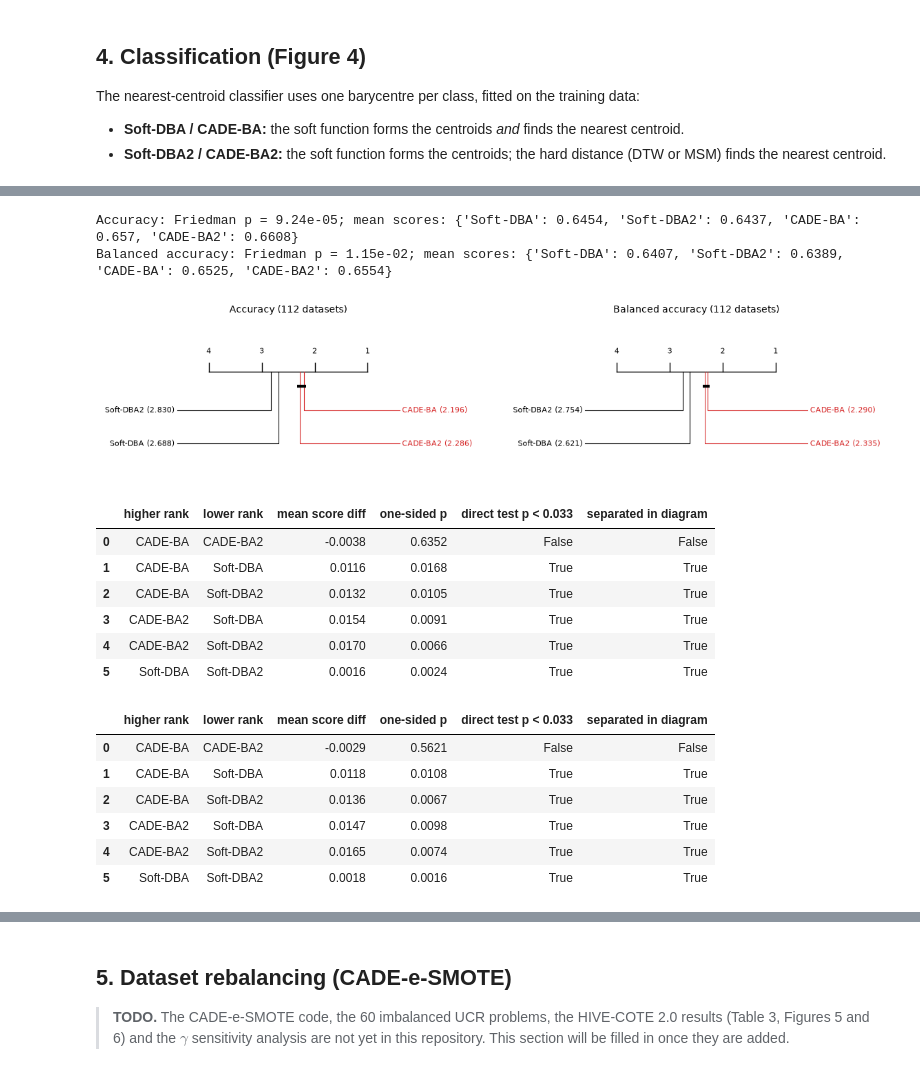
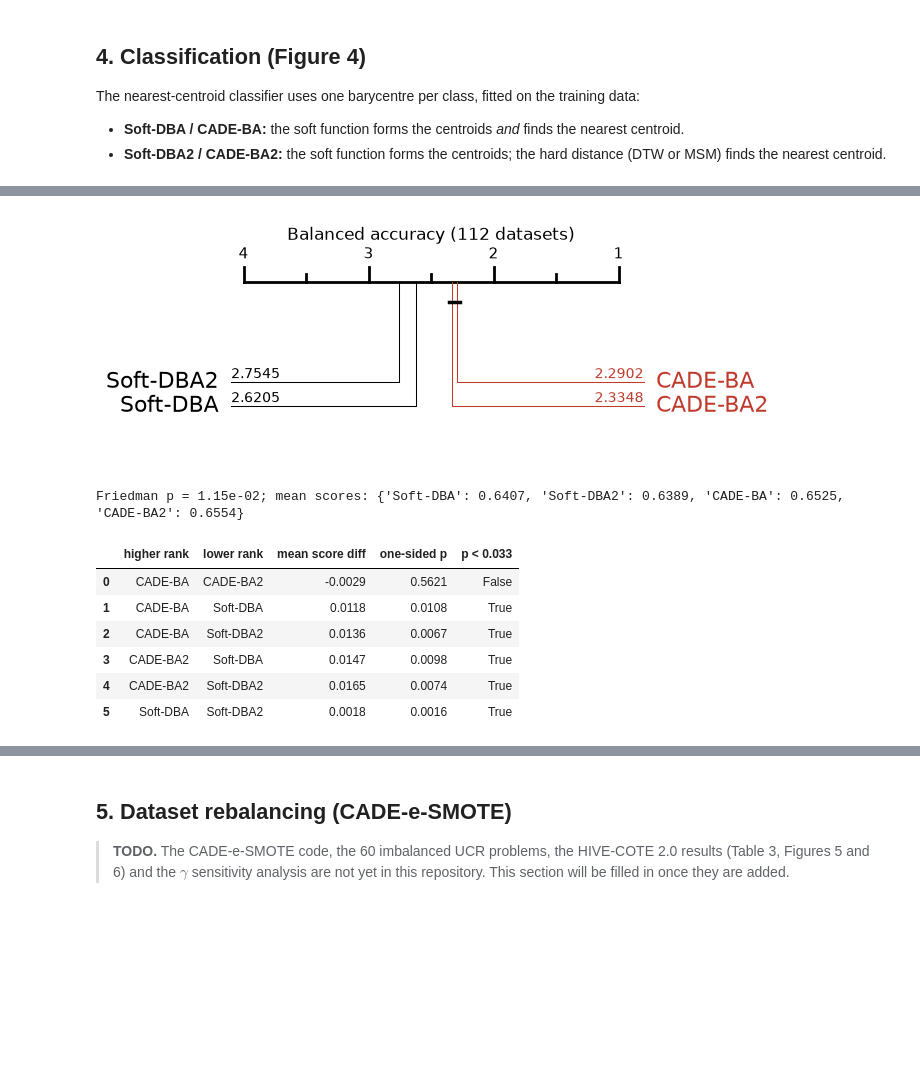
Before and after one commit to TonyBagnall/CADE, a Jupyter notebook: notebooks/reproduce_paper.ipynb, the cells around one changed output, grey strips where cells are left out. Drawn from its saved outputs; the diff is of its cells as text; code cells hidden in the pictures; blank space fills up the shorter version.

```diff
--- a/notebooks/reproduce_paper.ipynb
+++ b/notebooks/reproduce_paper.ipynb
@@ -29,7 +27,7 @@ from pathlib import Path
 import matplotlib.pyplot as plt
 import numpy as np
 import pandas as pd
-from scipy.stats import friedmanchisquare, rankdata, wilcoxon
+from scipy.stats import rankdata
 
 # Run from the repository root so relative result paths resolve.
 ROOT = Path.cwd()
@@ -40,8 +38,6 @@ RESULTS = ROOT / "results"
 
 GAMMAS = ["1.0", "0.1", "0.01", "0.001"]
 LABELS = {  # result-file names -> names used in the paper
-    "soft-MBA": "CADE-BA",
-    "soft-MBA2": "CADE-BA2",
     "soft-DBA": "Soft-DBA",
     "soft-DBA2": "Soft-DBA2",
 }
@@ -405,27 +361,12 @@ training data:
 # %%
-classification = compare(
-    "classification",
-    {"accuracy_mean.csv": "Accuracy", "balacc_mean.csv": "Balanced accuracy"},
-)
-classification["Accuracy"]
+critical_difference(load_scores("classification", "balacc_mean.csv"), "Balanced accuracy")
 # %% [output]
+[figure, new version]
-Accuracy: Friedman p = 9.24e-05; mean scores: {'Soft-DBA': 0.6454, 'Soft-DBA2': 0.6437, 'CADE-BA': 0.657, 'CADE-BA2': 0.6608}
-Balanced accuracy: Friedman p = 1.15e-02; mean scores: {'Soft-DBA': 0.6407, 'Soft-DBA2': 0.6389, 'CADE-BA': 0.6525, 'CADE-BA2': 0.6554}
+Friedman p = 1.15e-02; mean scores: {'Soft-DBA': 0.6407, 'Soft-DBA2': 0.6389, 'CADE-BA': 0.6525, 'CADE-BA2': 0.6554}
-[figure, old version]
-|  | higher rank | lower rank | mean score diff | one-sided p | direct test p < 0.033 | separated in diagram |
-| 0 | CADE-BA | CADE-BA2 | -0.0038 | 0.6352 | False | False |
-| 1 | CADE-BA | Soft-DBA | 0.0116 | 0.0168 | True | True |
-| 2 | CADE-BA | Soft-DBA2 | 0.0132 | 0.0105 | True | True |
-| 3 | CADE-BA2 | Soft-DBA | 0.0154 | 0.0091 | True | True |
-| 4 | CADE-BA2 | Soft-DBA2 | 0.0170 | 0.0066 | True | True |
-| 5 | Soft-DBA | Soft-DBA2 | 0.0016 | 0.0024 | True | True |
+|  | higher rank | lower rank | mean score diff | one-sided p | p < 0.033 |
+| 0 | CADE-BA | CADE-BA2 | -0.0029 | 0.5621 | False |
+| 1 | CADE-BA | Soft-DBA | 0.0118 | 0.0108 | True |
+| 2 | CADE-BA | Soft-DBA2 | 0.0136 | 0.0067 | True |
+| 3 | CADE-BA2 | Soft-DBA | 0.0147 | 0.0098 | True |
+| 4 | CADE-BA2 | Soft-DBA2 | 0.0165 | 0.0074 | True |
+| 5 | Soft-DBA | Soft-DBA2 | 0.0018 | 0.0016 | True |
-# %%
-classification["Balanced accuracy"]
-# %% [output]
-|  | higher rank | lower rank | mean score diff | one-sided p | direct test p < 0.033 | separated in diagram |
-| 0 | CADE-BA | CADE-BA2 | -0.0029 | 0.5621 | False | False |
-| 1 | CADE-BA | Soft-DBA | 0.0118 | 0.0108 | True | True |
-| 2 | CADE-BA | Soft-DBA2 | 0.0136 | 0.0067 | True | True |
-| 3 | CADE-BA2 | Soft-DBA | 0.0147 | 0.0098 | True | True |
-| 4 | CADE-BA2 | Soft-DBA2 | 0.0165 | 0.0074 | True | True |
-| 5 | Soft-DBA | Soft-DBA2 | 0.0018 | 0.0016 | True | True |
```
Also changed, not shown: parts of 14 cells of this notebook, 11 other files.
